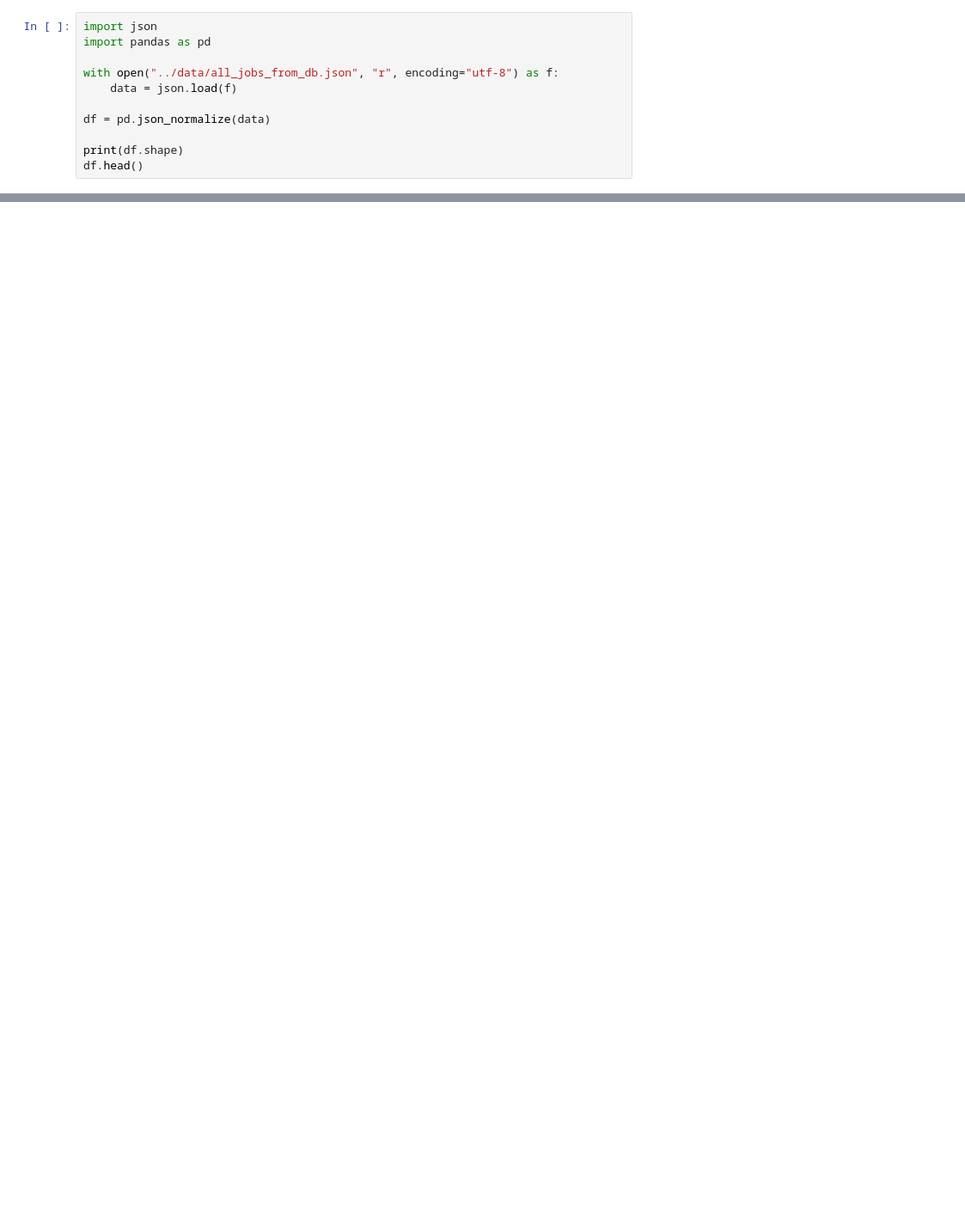
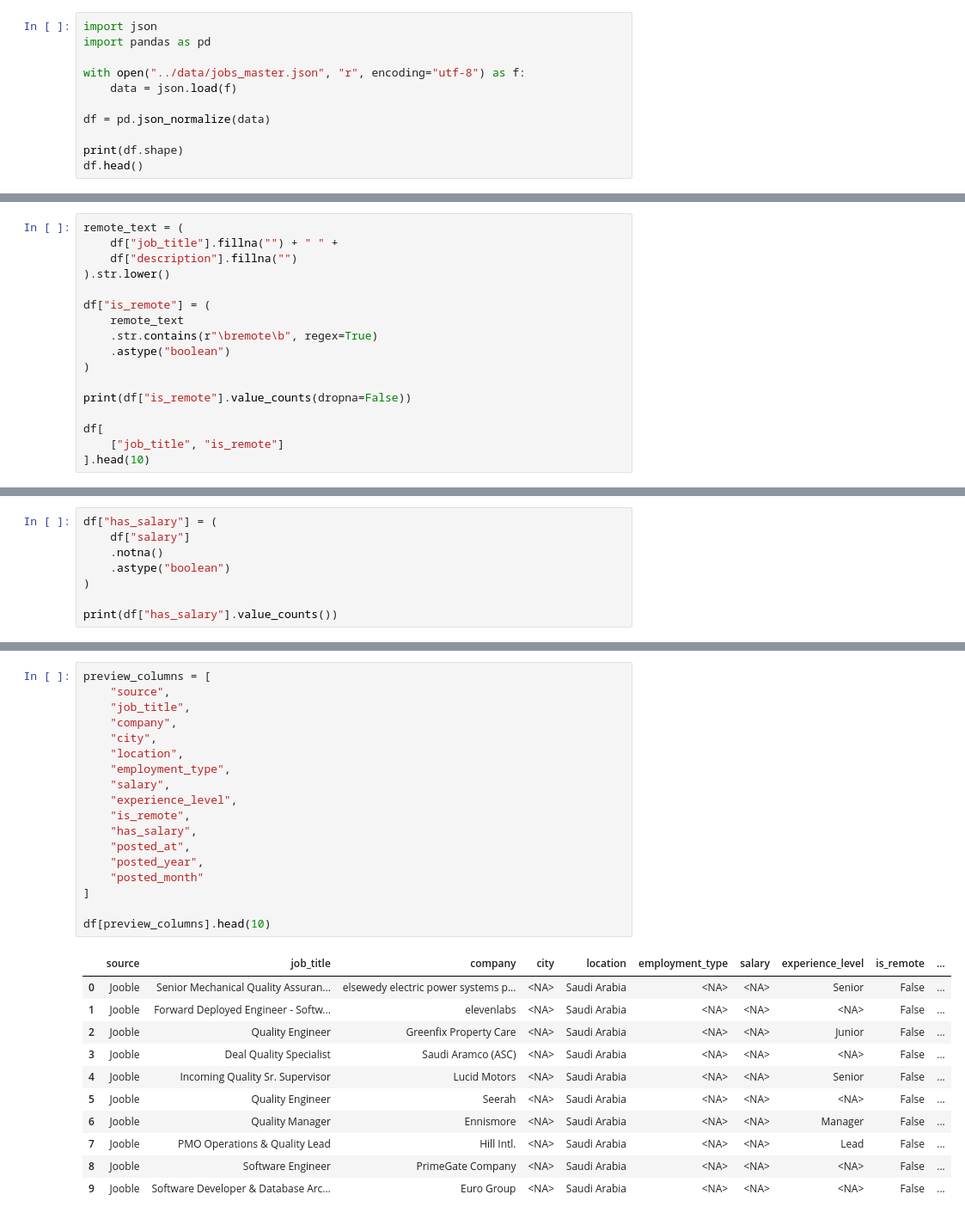
Before and after one commit to razanbuilds/Jobfiy, a Jupyter notebook: df/cleaning.ipynb, the cells around one changed output, grey strips where cells are left out. Shown at 86% size. Drawn from its saved outputs; the diff is of its cells as text; blank space fills up the shorter version.

```diff
--- a/df/cleaning.ipynb
+++ b/df/cleaning.ipynb
@@ -17,7 +61,7 @@ df.isnull().sum()
 import json
 import pandas as pd
 
-with open("../data/all_jobs_from_db.json", "r", encoding="utf-8") as f:
+with open("../data/jobs_master.json", "r", encoding="utf-8") as f:
     data = json.load(f)
 
 df = pd.json_normalize(data)
@@ -41,0 +358,17 @@ df.isnull().sum()
+# %%
+remote_text = (
+    df["job_title"].fillna("") + " " +
+    df["description"].fillna("")
+).str.lower()
+
+df["is_remote"] = (
+    remote_text
+    .str.contains(r"\bremote\b", regex=True)
+    .astype("boolean")
+)
+
+print(df["is_remote"].value_counts(dropna=False))
+
+df[
+    ["job_title", "is_remote"]
+].head(10)
@@ -41,0 +391,8 @@ df.isnull().sum()
+# %%
+df["has_salary"] = (
+    df["salary"]
+    .notna()
+    .astype("boolean")
+)
+
+print(df["has_salary"].value_counts())
@@ -41,0 +478,30 @@ df.isnull().sum()
+# %%
+preview_columns = [
+    "source",
+    "job_title",
+    "company",
+    "city",
+    "location",
+    "employment_type",
+    "salary",
+    "experience_level",
+    "is_remote",
+    "has_salary",
+    "posted_at",
+    "posted_year",
+    "posted_month"
+]
+
+df[preview_columns].head(10)
+# %% [output]
+|  | source | job_title | company | city | location | employment_type | salary | experience_level | is_remote | ... |
+| 0 | Jooble | Senior Mechanical Quality Assuran... | elsewedy electric power systems p... | <NA> | Saudi Arabia | <NA> | <NA> | Senior | False | ... |
+| 1 | Jooble | Forward Deployed Engineer - Softw... | elevenlabs | <NA> | Saudi Arabia | <NA> | <NA> | <NA> | False | ... |
+| 2 | Jooble | Quality Engineer | Greenfix Property Care | <NA> | Saudi Arabia | <NA> | <NA> | Junior | False | ... |
+| 3 | Jooble | Deal Quality Specialist | Saudi Aramco (ASC) | <NA> | Saudi Arabia | <NA> | <NA> | <NA> | False | ... |
+| 4 | Jooble | Incoming Quality Sr. Supervisor | Lucid Motors | <NA> | Saudi Arabia | <NA> | <NA> | Senior | False | ... |
+| 5 | Jooble | Quality Engineer | Seerah | <NA> | Saudi Arabia | <NA> | <NA> | <NA> | False | ... |
+| 6 | Jooble | Quality Manager | Ennismore | <NA> | Saudi Arabia | <NA> | <NA> | Manager | False | ... |
+| 7 | Jooble | PMO Operations & Quality Lead | Hill Intl. | <NA> | Saudi Arabia | <NA> | <NA> | Lead | False | ... |
+| 8 | Jooble | Software Engineer | PrimeGate Company | <NA> | Saudi Arabia | <NA> | <NA> | <NA> | False | ... |
+| 9 | Jooble | Software Developer & Database Arc... | Euro Group | <NA> | Saudi Arabia | <NA> | <NA> | <NA> | False | ... |
```
Also changed, not shown: parts of 28 cells of this notebook, 6 other files.
